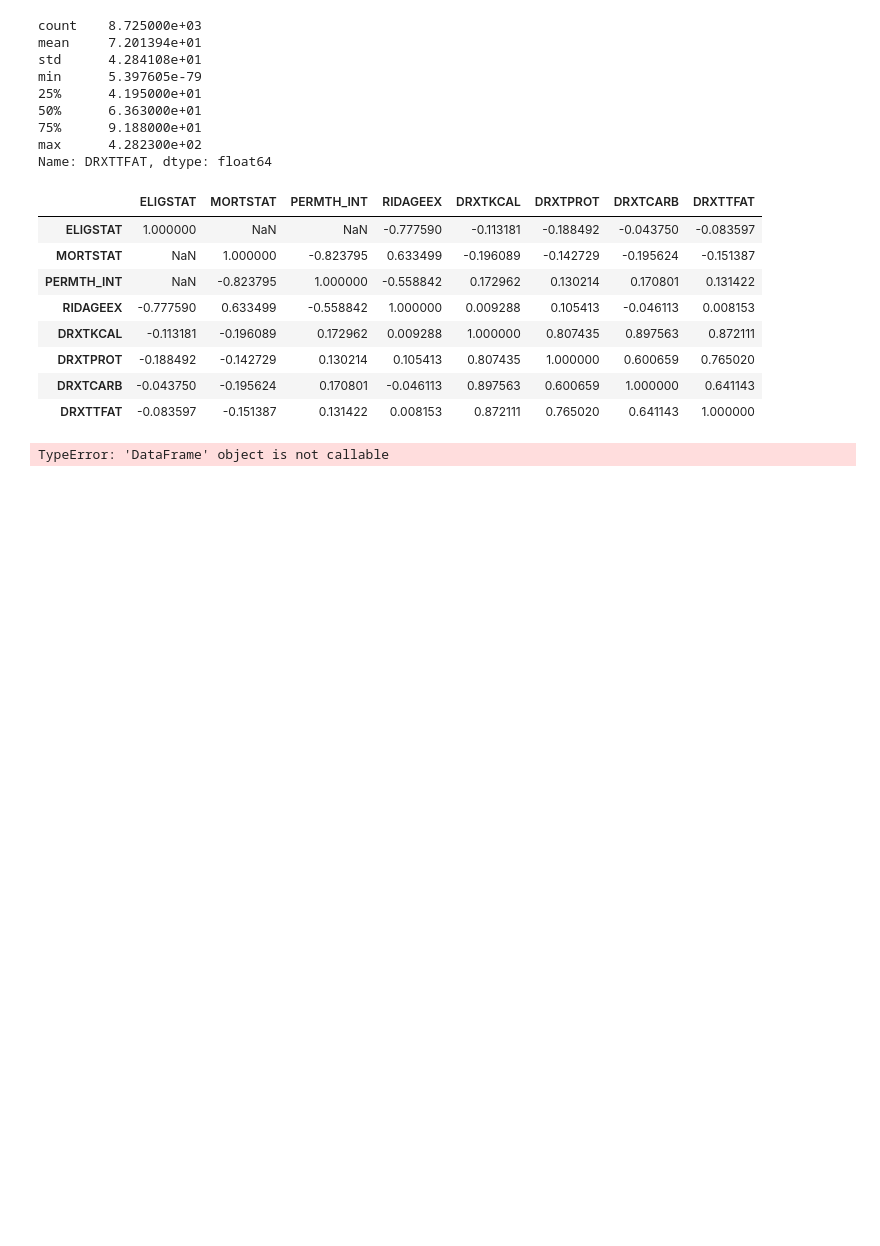
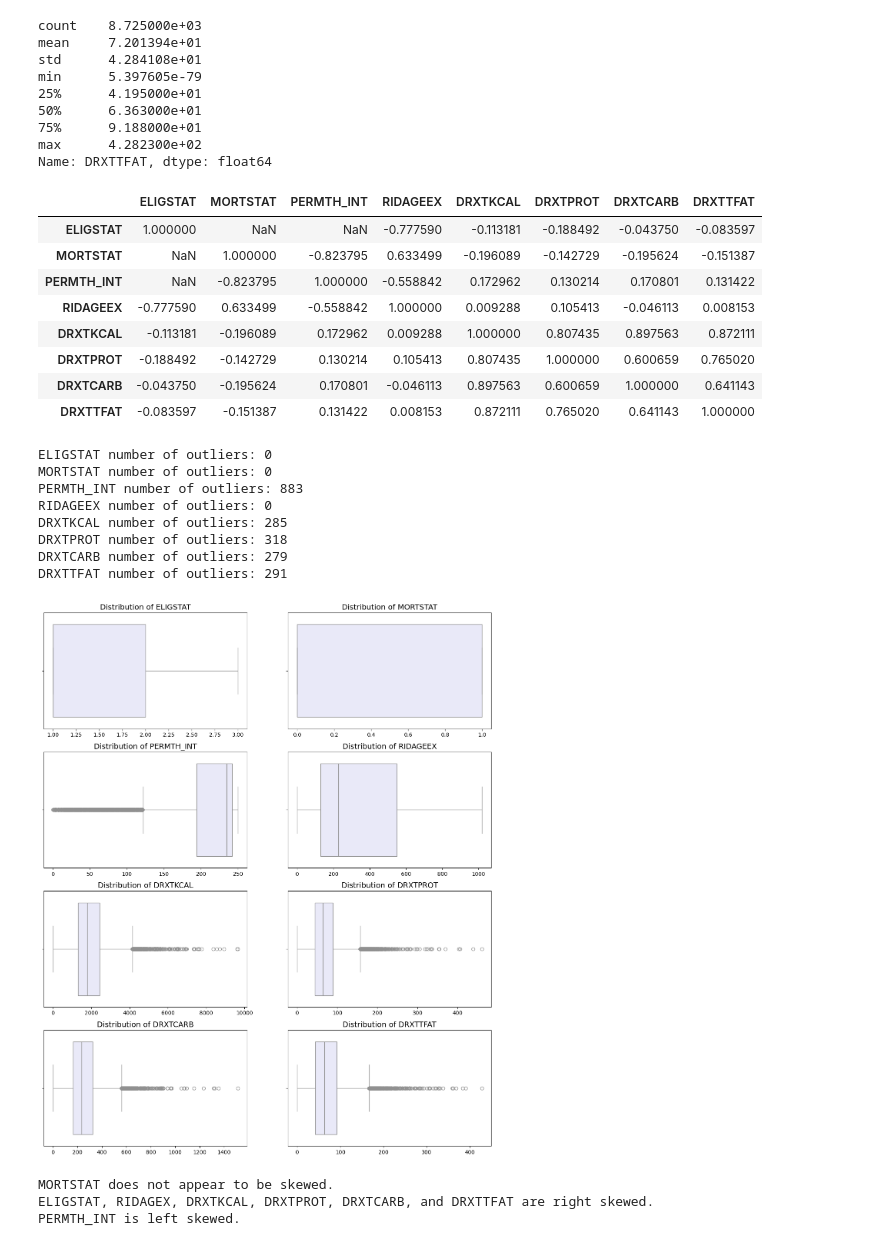
Before and after one commit to lainegoldmacher1/DS3021-project-1, a Jupyter notebook: project_1_bsds_part1.ipynb, the cells around one changed output. Drawn from its saved outputs; the diff is of its cells as text; code cells hidden in the pictures; blank space fills up the shorter version.

```diff
--- a/project_1_bsds_part1.ipynb
+++ b/project_1_bsds_part1.ipynb
@@ -344,10 +344,46 @@ X_interesting.loc[:, var_list].corr(numeric_only=True)
 | DRXTPROT | -0.188492 | -0.142729 | 0.130214 | 0.105413 | 0.807435 | 1.000000 | 0.600659 | 0.765020 |
 | DRXTCARB | -0.043750 | -0.195624 | 0.170801 | -0.046113 | 0.897563 | 0.600659 | 1.000000 | 0.641143 |
 | DRXTTFAT | -0.083597 | -0.151387 | 0.131422 | 0.008153 | 0.872111 | 0.765020 | 0.641143 | 1.000000 |
-# %%
-sns.scatterplot(x=X_interesting('DRXTKCAL'), y=X_interesting('DRXTCARB'))
-plt.show()
-# %% [output]
-TypeError: 'DataFrame' object is not callable
 # %%
-#next, make boxplots and find # of outliers for each
+columns = ['ELIGSTAT', 'MORTSTAT', 'PERMTH_INT', 'RIDAGEEX', 'DRXTKCAL','DRXTPROT', 'DRXTCARB', 'DRXTTFAT']
+fig, axes = plt.subplots(4, 2, figsize=(15, 18))
+axes = axes.flatten()
+
+for i, column in enumerate(columns):
+    sns.boxplot(
+        x=X_interesting[column],
+        ax=axes[i],
+        color='lavender')
+    axes[i].set_title(f"Distribution of {column}", fontsize=14)
+    axes[i].set_xlabel("")
+
+    Q1 = X_interesting[column].quantile(0.25)
+    Q3 = X_interesting[column].quantile(0.75)
+
+    IQR = Q3 - Q1
+
+    lower_bound = Q1 - 1.5 * IQR
+    upper_bound = Q3 + 1.5 * IQR
+
+    outliers = X_interesting[(X_interesting[column] < lower_bound) | (X_interesting[column] > upper_bound)]
+    count = outliers.shape[0]
+
+    print(f"{column} number of outliers: {count}")
+
+plt.show()
+# %% [output]
+ELIGSTAT number of outliers: 0
+MORTSTAT number of outliers: 0
+PERMTH_INT number of outliers: 883
+RIDAGEEX number of outliers: 0
+DRXTKCAL number of outliers: 285
+DRXTPROT number of outliers: 318
+DRXTCARB number of outliers: 279
+DRXTTFAT number of outliers: 291
+[figure, added]
+# %%
+print("MORTSTAT does not appear to be skewed.\nELIGSTAT, RIDAGEX, DRXTKCAL, DRXTPROT, DRXTCARB, and DRXTTFAT are right skewed. \nPERMTH_INT is left skewed.")
+# %% [output]
+MORTSTAT does not appear to be skewed.
+ELIGSTAT, RIDAGEX, DRXTKCAL, DRXTPROT, DRXTCARB, and DRXTTFAT are right skewed.
+PERMTH_INT is left skewed.
```
Also changed, not shown: parts of 4 cells of this notebook.
